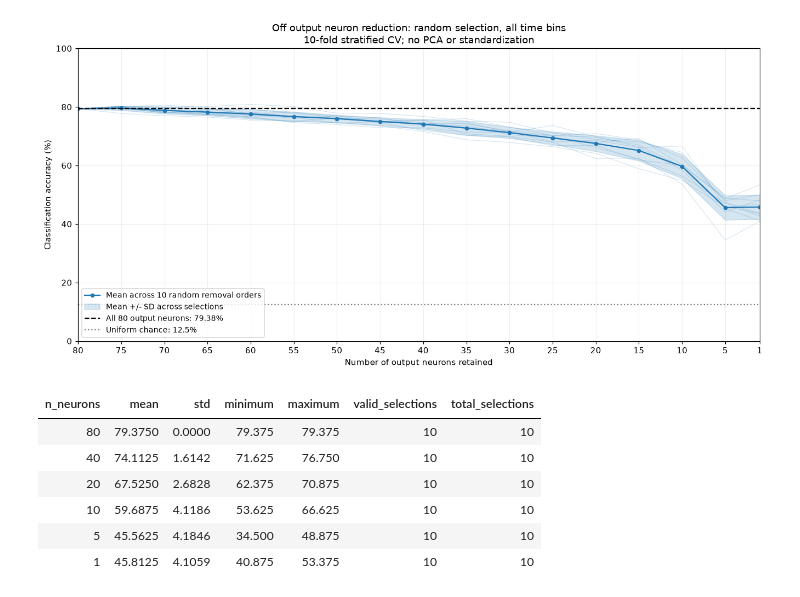
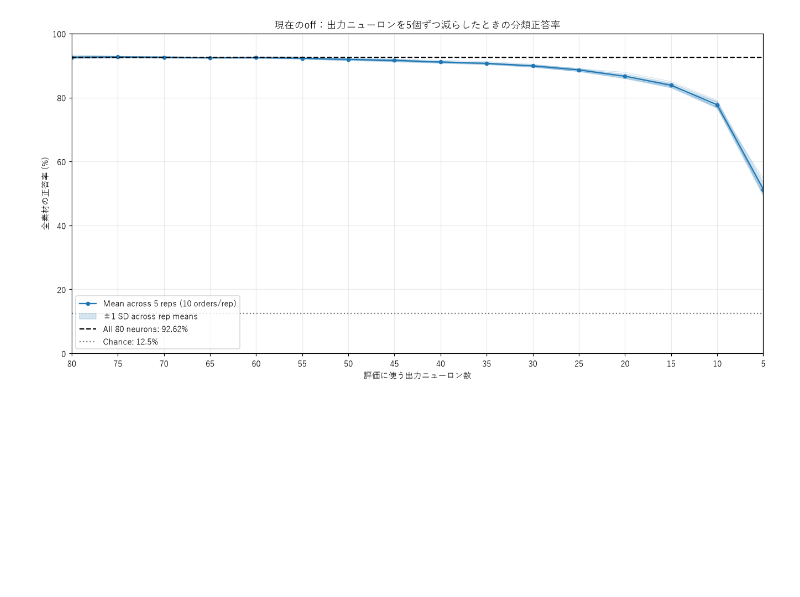
Before and after one commit to ShibaHaruki/research, a Jupyter notebook: LSM/h_analysis/off_output_neuron_reduction.ipynb, the cells around one changed output. Drawn from its saved outputs; the diff is of its cells as text; code cells hidden in the pictures; blank space fills up the shorter version.

```diff
--- a/LSM/h_analysis/off_output_neuron_reduction.ipynb
+++ b/LSM/h_analysis/off_output_neuron_reduction.ipynb
@@ -191,35 +169,19 @@ Completed in 136.8 seconds.
 # %%
-# 横軸は80個から1個へ。細線が10通り、太線が平均、帯が標準偏差。
-fig, ax = plt.subplots(figsize=(12, 5.8), layout="constrained")
-for _, rows in selection_results.groupby("selection"):
-    rows = rows.sort_values("n_neurons", ascending=False)
-    ax.plot(rows.n_neurons, rows.accuracy_percent, color="tab:blue", alpha=0.18, linewidth=0.8)
-x = summary.n_neurons.to_numpy()
-mean = summary["mean"].to_numpy()
-sd = summary["std"].fillna(0).to_numpy()
-ax.plot(x, mean, "o-", color="tab:blue", markersize=4, label="Mean across 10 random removal orders")
-ax.fill_between(x, np.clip(mean-sd, 0, 100), np.clip(mean+sd, 0, 100),
-                color="tab:blue", alpha=0.18, label="Mean +/- SD across selections")
-ax.axhline(baseline_accuracy, color="black", linestyle="--",
-           label=f"All {N_NEURONS} output neurons: {baseline_accuracy:.2f}%")
-ax.axhline(100/N_CLASSES, color="gray", linestyle=":", label=f"Uniform chance: {100/N_CLASSES:.1f}%")
-ax.set(xlim=(N_NEURONS, 1), ylim=(0, 100),
-       xlabel="Number of output neurons retained", ylabel="Classification accuracy (%)",
-       title=("Off output neuron reduction: random selection, all time bins\n"
-              f"{N_FOLDS}-fold stratified CV; no PCA or standardization"))
-ax.set_xticks(sorted(set([1, *range(5, N_NEURONS+1, 5)])))
-ax.grid(alpha=0.2)
-ax.legend(loc="lower left", fontsize=9)
+# 80個から5個へ減らしたときの曲線。薄い線は各repの選択平均。
+fig, ax = plt.subplots(figsize=(12, 6), layout="constrained")
+for rep in REPS:
+    selected = rep_means[rep_means["rep"] == rep].set_index("n_neurons").reindex(NEURON_COUNTS)
+    ax.plot(selected.index, selected["accuracy_pct"], color="tab:blue", alpha=0.2, linewidth=0.8)
+x = summary.index.to_numpy()
+y = summary["mean_pct"].to_numpy()
+sd = summary["sd_pct"].to_numpy()
+ax.plot(x, y, "o-", color="tab:blue", markersize=4, label=f"Mean across {len(REPS)} reps (10 orders/rep)")
+ax.fill_between(x, y-sd, y+sd, color="tab:blue", alpha=0.18, label="±1 SD across rep means")
+ax.axhline(summary.loc[80, "mean_pct"], color="black", linestyle="--", label=f"All 80 neurons: {summary.loc[80, 'mean_pct']:.2f}%")
+ax.axhline(100 / len(MATERIALS), color="gray", linestyle=":", label=f"Chance: {100 / len(MATERIALS):.1f}%")
+ax.set(xlim=(80, 5), ylim=(0, 100), xticks=NEURON_COUNTS, xlabel="評価に使う出力ニューロン数", ylabel="全素材の正答率 (%)", title="現在のoff：出力ニューロンを5個ずつ減らしたときの分類正答率")
+ax.grid(alpha=0.25)
+ax.legend(loc="lower left")
 plt.show()
-
-# 少数ニューロンの条件を抜き出して比較する。
-display(summary[summary.n_neurons.isin([80, 40, 20, 10, 5, 1])].round(4))
 # %% [output]
-[figure, old version]
+[figure, new version]
-| n_neurons | mean | std | minimum | maximum | valid_selections | total_selections |
-| 80 | 79.3750 | 0.0000 | 79.375 | 79.375 | 10 | 10 |
-| 40 | 74.1125 | 1.6142 | 71.625 | 76.750 | 10 | 10 |
-| 20 | 67.5250 | 2.6828 | 62.375 | 70.875 | 10 | 10 |
-| 10 | 59.6875 | 4.1186 | 53.625 | 66.625 | 10 | 10 |
-| 5 | 45.5625 | 4.1846 | 34.500 | 48.875 | 10 | 10 |
-| 1 | 45.8125 | 4.1059 | 40.875 | 53.375 | 10 | 10 |
```
Also changed, not shown: parts of 8 cells of this notebook, 13 other files.
